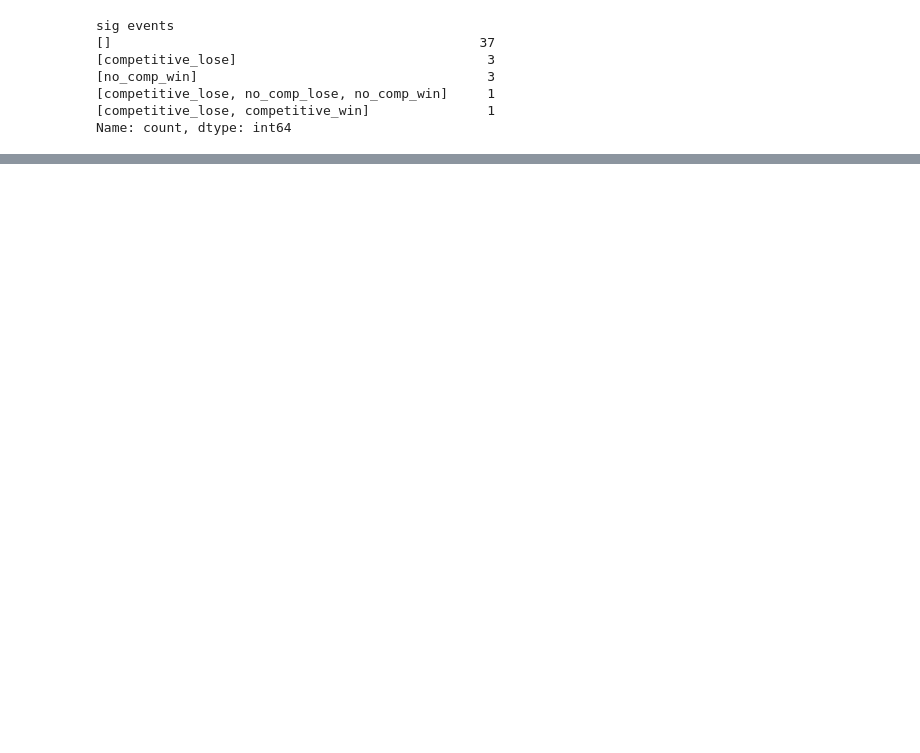
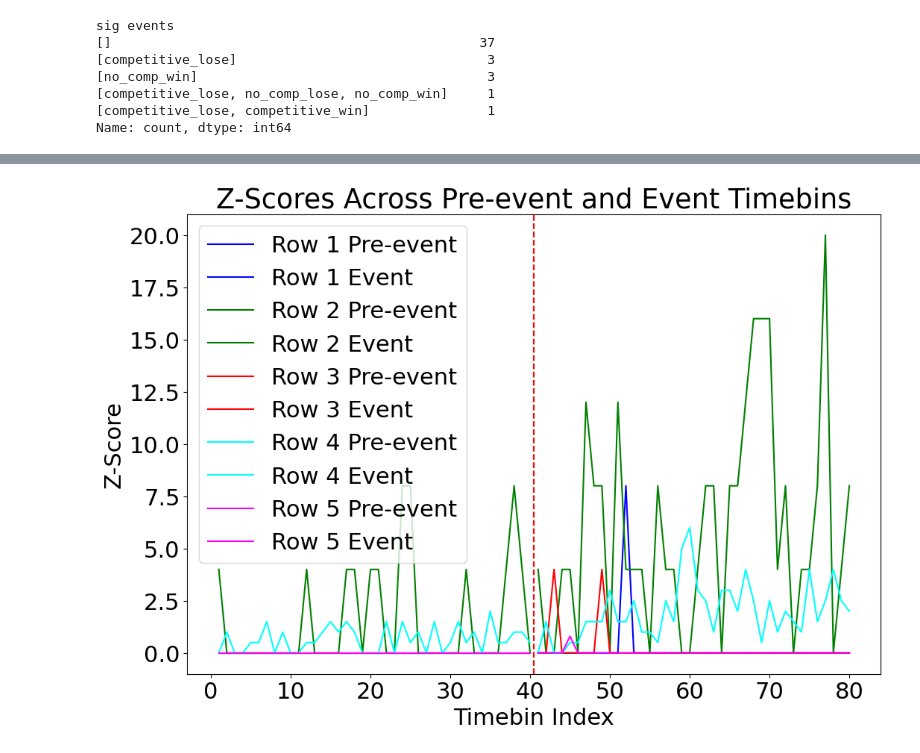
Before and after one commit to AceTylerCholine/npc_playground, a Jupyter notebook: ZScore_Compness.ipynb, the cells around one changed output, grey strips where cells are left out. Cells and saved outputs as stored; diff of their text form; code cells hidden in the pictures; blank space fills up the shorter version.

```diff
--- a/ZScore_Compness.ipynb
+++ b/ZScore_Compness.ipynb
@@ -1456,0 +1448,2 @@ plt.show()
+# %%
+sig_zscores_df = event_pre_event_mean_fr[event_zscores_df['sig'] != 'not sig']
@@ -1456,0 +1466,48 @@ plt.show()
+# %%
+import matplotlib.pyplot as plt
+import numpy as np
+
+# Example DataFrame setup
+# Assuming you have the dataframe 'sig_zscores_df' loaded with similar structure to what you described.
+
+# Select the first 5 rows of the DataFrame
+data = sig_zscores_df.head(5)
+
+# Set the plot size
+plt.figure(figsize=(12, 8))
+
+# Colors for each row
+colors = ['blue', 'green', 'red', 'cyan', 'magenta']
+
+# Column names for pre-event and event timebins
+pre_event_columns = [f'Pre-event timebin {i}' for i in range(1, 41)]
+event_columns = [f'Event timebin {i}' for i in range(1, 41)]
+
+# Time points for x-axis
+x_pre = np.arange(1, 41)
+x_event = np.arange(41, 81)
+
+for index, (label, row) in enumerate(data.iterrows()):
+    # Extract pre-event and event z-scores
+    pre_event_scores = row[pre_event_columns]
+    event_scores = row[event_columns]
+
+    # Plot pre-event scores
+    plt.plot(x_pre, pre_event_scores, label=f'Row {index+1} Pre-event', color=colors[index])
+
+    # Plot event scores
+    plt.plot(x_event, event_scores, label=f'Row {index+1} Event', color=colors[index])
+
+# Add a red vertical dashed line to separate pre-event and event timebins
+plt.axvline(x=40.5, color='red', linestyle='--')
+
+# Adding labels and title
+plt.xlabel('Timebin Index')
+plt.ylabel('Z-Score')
+plt.title('Z-Scores Across Pre-event and Event Timebins')
+plt.legend()
+
+# Show the plot
+plt.show()
+# %% [output]
+[figure, added]
```
Also changed, not shown: parts of 24 cells of this notebook, 1 other file.
